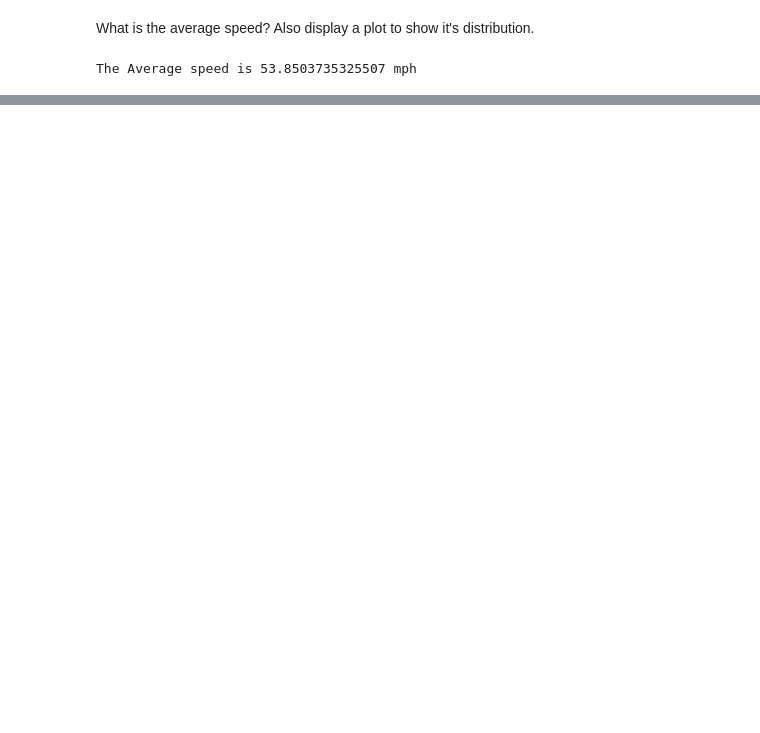
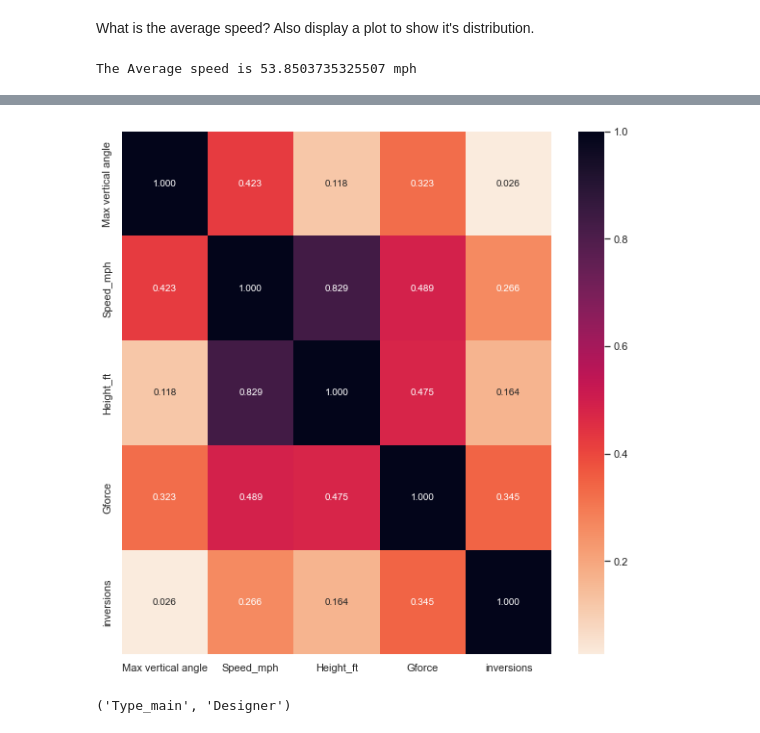
Before and after one commit to joshuaati/python_practice, a Jupyter notebook: 4 Data in Motion Challange/Week 7 pandas.ipynb, the cells around one changed output, grey strips where cells are left out. Drawn from its saved outputs; the diff is of its cells as text; code cells hidden in the pictures; blank space fills up the shorter version.

```diff
--- a/4 Data in Motion Challange/Week 7 pandas.ipynb
+++ b/4 Data in Motion Challange/Week 7 pandas.ipynb
@@ -101,0 +103,3 @@ plt.hist(week7['speed1_value'], bins=30);
+# %%
+week7['Max vertical angle'] = week7['Max vertical angle'].str.extract(r'([0-9]{2})').astype('float')
+week7['Max vertical angle'].value_counts()
@@ -101,0 +119,21 @@ plt.hist(week7['speed1_value'], bins=30);
+# %%
+
+#define the variables to be used
+vars=week7[['Max vertical angle', 'Speed_mph', 'Height_ft', 'Gforce', 'inversions']]
+
+#set figure size
+plt.figure(figsize=[10,10])
+
+#plot heatmap
+sns.heatmap(vars.corr(), annot = True, fmt = '.3f', cmap='rocket_r');
+
+#display graph labels
+# plt.title('Correlation Matrix', fontdict=title_font)
+# plt.xlabel('Variables', fontdict=label_font)
+# plt.ylabel('Variables', fontdict=label_font);
+# %% [output]
+[figure, added]
+# %%
+'Type_main', 'Designer'
+# %% [output]
+('Type_main', 'Designer')
```
Also changed, not shown: parts of 6 cells of this notebook.
